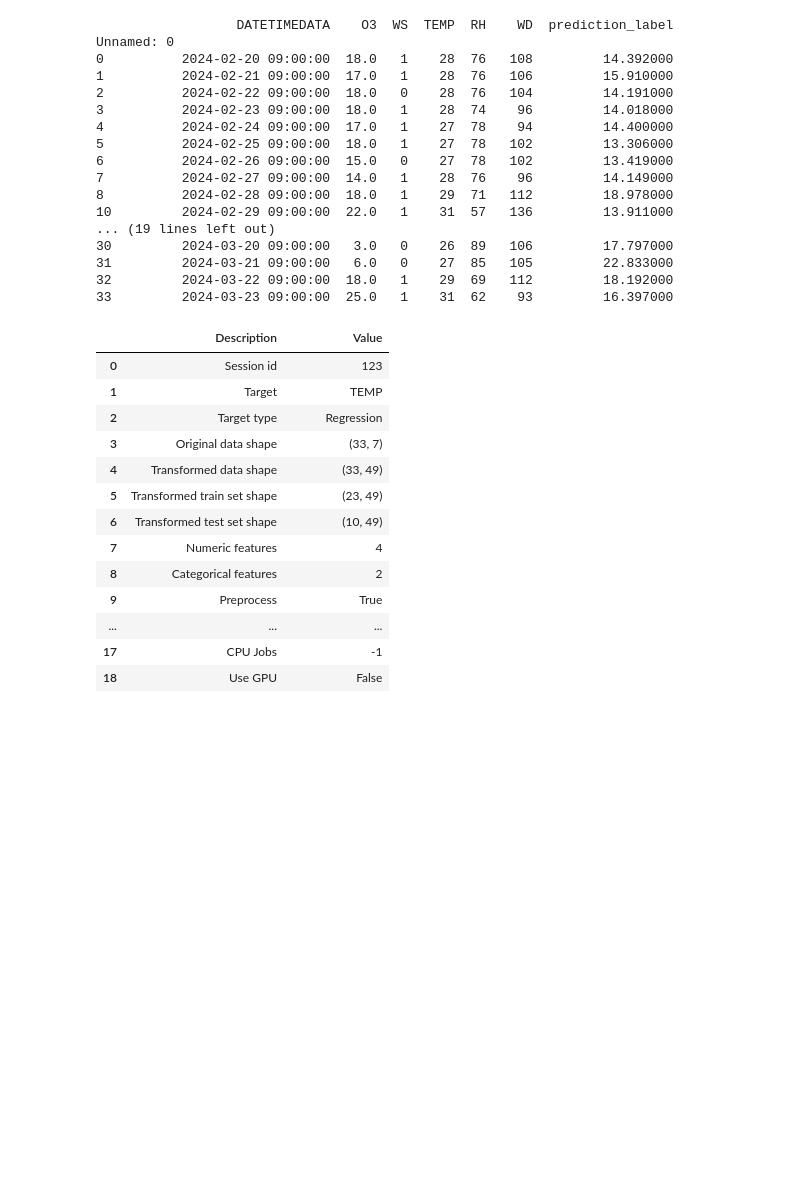
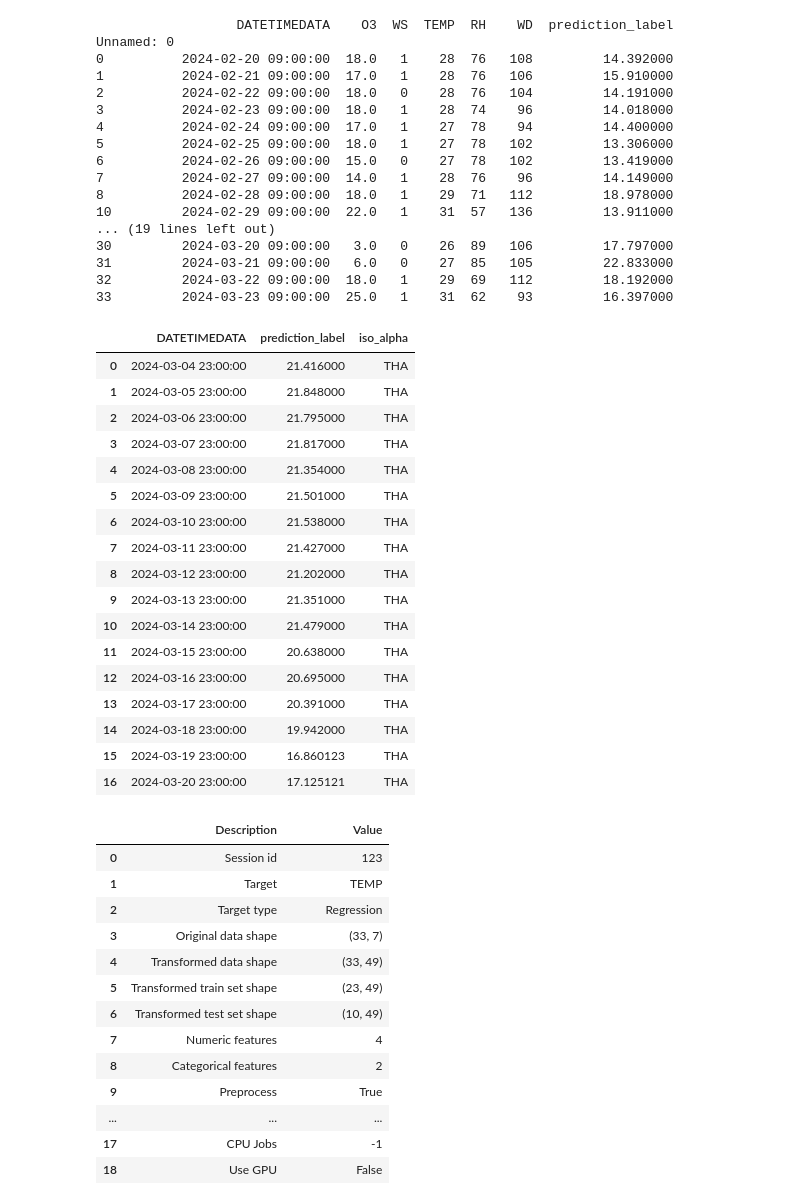
Before and after one commit to Thanathat26/Pm2.5, a Jupyter notebook: ทดสอบ.ipynb, the cells around one changed output. Saved outputs shown, nothing was run; the diff lists cells and outputs as text; code cells hidden in the pictures; blank space fills up the shorter version.

```diff
--- a/ทดสอบ.ipynb
+++ b/ทดสอบ.ipynb
@@ -218,9 +218,29 @@ Unnamed: 0
 33         2024-03-23 09:00:00  25.0   1    31  62    93         16.397000
 # %%
 df = pd.read_csv("P_ML2.csv")
-df["iso_alpha"] = "TH"
+df["iso_alpha"] = "THA"
 
 df.to_csv("P_MLMap.csv", index=False)
+df
+# %% [output]
+|  | DATETIMEDATA | prediction_label | iso_alpha |
+| 0 | 2024-03-04 23:00:00 | 21.416000 | THA |
+| 1 | 2024-03-05 23:00:00 | 21.848000 | THA |
+| 2 | 2024-03-06 23:00:00 | 21.795000 | THA |
+| 3 | 2024-03-07 23:00:00 | 21.817000 | THA |
+| 4 | 2024-03-08 23:00:00 | 21.354000 | THA |
+| 5 | 2024-03-09 23:00:00 | 21.501000 | THA |
+| 6 | 2024-03-10 23:00:00 | 21.538000 | THA |
+| 7 | 2024-03-11 23:00:00 | 21.427000 | THA |
+| 8 | 2024-03-12 23:00:00 | 21.202000 | THA |
+| 9 | 2024-03-13 23:00:00 | 21.351000 | THA |
+| 10 | 2024-03-14 23:00:00 | 21.479000 | THA |
+| 11 | 2024-03-15 23:00:00 | 20.638000 | THA |
+| 12 | 2024-03-16 23:00:00 | 20.695000 | THA |
+| 13 | 2024-03-17 23:00:00 | 20.391000 | THA |
+| 14 | 2024-03-18 23:00:00 | 19.942000 | THA |
+| 15 | 2024-03-19 23:00:00 | 16.860123 | THA |
+| 16 | 2024-03-20 23:00:00 | 17.125121 | THA |
 # %%
 
 import pandas as pd
```
Also changed, not shown: 2 other files.
